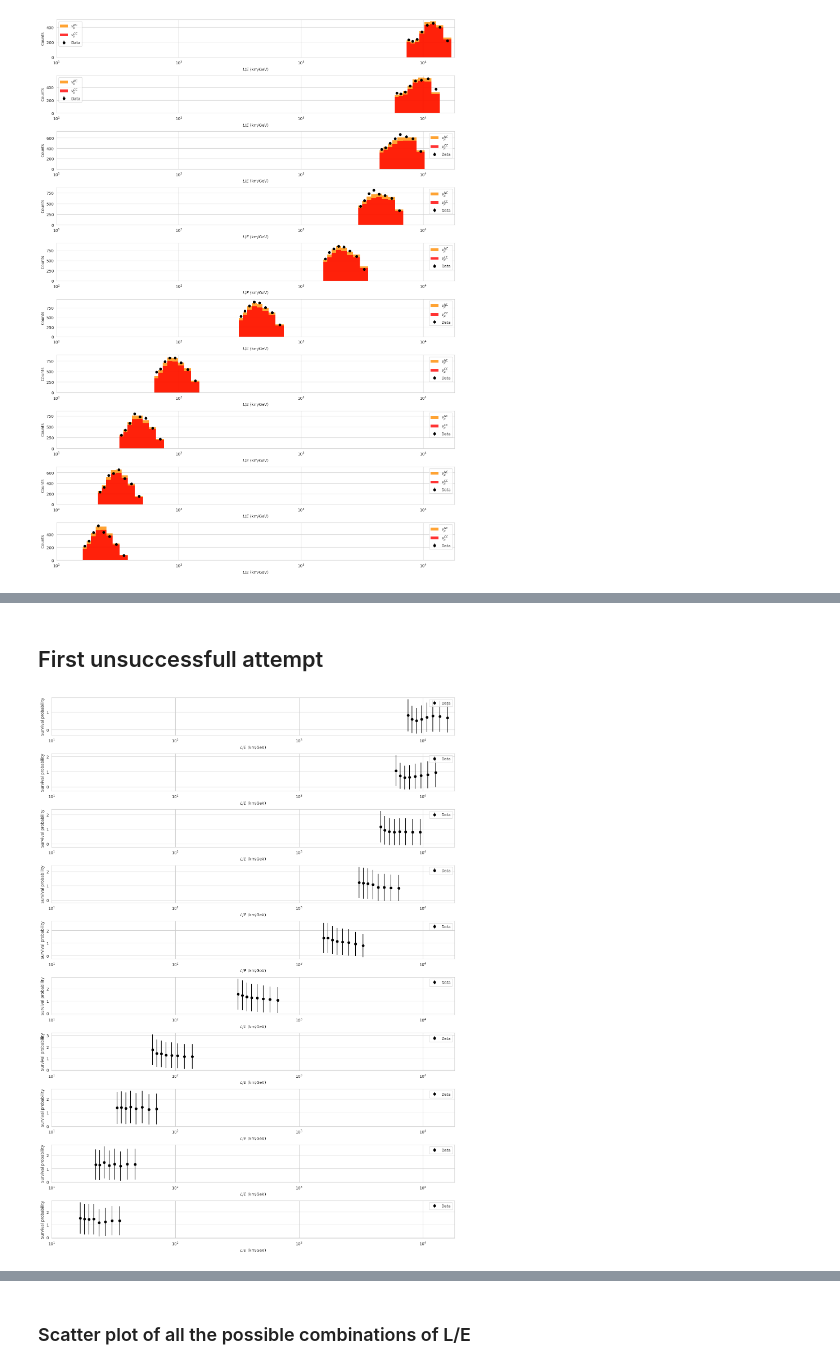
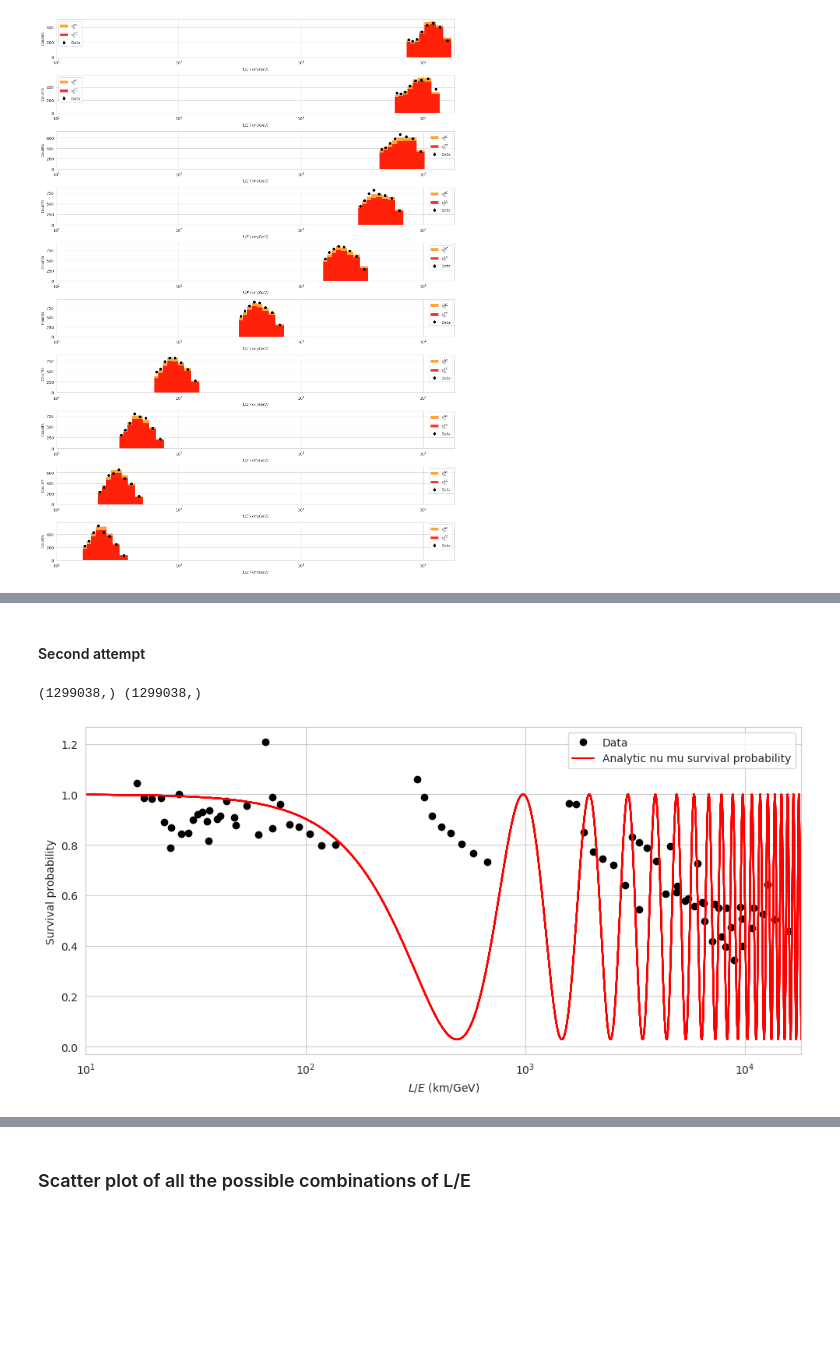
Before and after one commit to jn1707/LeggetGarg, a Jupyter notebook: analysis_a/reproduce.ipynb, the cells around one changed output, grey strips where cells are left out. Cells and saved outputs as stored; diff of their text form; code cells hidden in the pictures; blank space fills up the shorter version.

```diff
--- a/analysis_a/reproduce.ipynb
+++ b/analysis_a/reproduce.ipynb
@@ -1115,6 +1279,8 @@ EARTH_DIAMETER_km = 12742.
 EARTH_RADIUS_km = EARTH_DIAMETER_km / 2.
 DEFAULT_ATMO_PROD_HEIGHT_km = 22. # Value used in nuSQuIDS
 DEFAULT_ATMO_DETECTOR_DEPTH_km = 1. # Value used in nuSQuIDS
+km_to_eV = 5.06773093741e9 # [km] -> [1/eV]
+GeV_to_eV = 1e9 # [GeV] -> [eV]
 
 def calc_path_length_from_coszen(cz, r=EARTH_RADIUS_km, h=DEFAULT_ATMO_PROD_HEIGHT_km, d=DEFAULT_ATMO_DETECTOR_DEPTH_km) :
     '''
@@ -1133,9 +1299,9 @@ def muon_survival_prob(L_km=None, E_GeV=None, L_km_over_E_GeV=None, best_fit=bes
     Prediction of muon survival probability
     '''
     if L_km_over_E_GeV is None:
-        return 1 - np.sin(2*np.deg2rad(best_fit["theta_23"]))**2 * np.sin(1.27*best_fit["delta_m32"] * L_km/E_GeV)**2
+        return 1 - np.sin(2*np.deg2rad(best_fit["theta_23"]))**2 * np.sin(1/4*km_to_eV/GeV_to_eV*best_fit["delta_m32"] * L_km/E_GeV)**2
     else:
-        return 1 - np.sin(2*np.deg2rad(best_fit["theta_23"]))**2 * np.sin(1.27*best_fit["delta_m32"] * L_km_over_E_GeV)**2
+        return 1 - np.sin(2*np.deg2rad(best_fit["theta_23"]))**2 * np.sin(1/4*km_to_eV/GeV_to_eV*best_fit["delta_m32"] * L_km_over_E_GeV)**2
 # %% [markdown]
 ## Theoretical signal
 # %%
@@ -1275,48 +1493,43 @@ fig.tight_layout()
 # %% [markdown]
-## First unsuccessfull attempt
+#### Second attempt
 # %%
+oscillation_probabilities(neutrinos=neutrinos, delta_m32=2.53e-3, theta_23=49.8)
 # Calculate unoscillated neutrino weights
-unosc_neutrino_weights = apply_neutrinos(**best_fit)
-unosc_neutrino_weights *= apply_flux_honda_unosc()
-unosc_neutrino_weights *= 1006*24*3600.
-unosc_neutrino_weights *= neutrino_norm(**best_fit)
-unosc_neutrino_weights *= neutrino_total_norm(neutrino_weights=unosc_neutrino_weights, n_neutrinos=62203-5022-93)
-
+unosc_neutrino_weights = neutrino_weights / oscillation_probabilities(neutrinos=neutrinos, delta_m32=2.53e-3, theta_23=49.8)
+print(neutrino_weights.shape, oscillation_probabilities(neutrinos=neutrinos, delta_m32=2.53e-3, theta_23=49.8).shape)
 unosc_mu_nc_hist, _ = np.histogramdd([np.log10(mu_nc['reco_energy']),
                                  mu_nc['reco_coszen'],
                                  mu_nc['pid']],
                                 bins = [bins_en, bins_cz, bins_pid],
                                 weights = unosc_neutrino_weights[int_type == 1])
 
 unosc_mu_nc_hist = np.swapaxes(unosc_mu_nc_hist, 0, 1)
 
 unosc_mu_cc_hist, _ = np.histogramdd([np.log10(mu_cc['reco_energy']),
                                  mu_cc['reco_coszen'],
                                  mu_cc['pid']],
                                 bins = [bins_en, bins_cz, bins_pid],
                                 weights = unosc_neutrino_weights[int_type == 2])
 
 unosc_mu_cc_hist = np.swapaxes(unosc_mu_cc_hist, 0, 1)
 
 bins_pathlength = calc_path_length_from_coszen(bins_cz)
 # combine bins_pathlength and bins_en
 L_over_E = bins_pathlength[:, np.newaxis] / bins_en
 
-fig, axs= plt.subplots(10,1, figsize=(15, 20))
-for i, ax in zip(range(len(bins_cz)-1), axs):
-    #ax.stairs(mu_nc_hist.sum(axis=2)[i] + mu_cc_hist.sum(axis=2)[i], L_over_E[i], fill=True, alpha=0.8, label=r"$\nu_\mu^{NC}$", color="darkorange")
-    #ax.stairs(mu_cc_hist.sum(axis=2)[i], L_over_E[i], fill=True, alpha=0.8, label=r"$\nu_\mu^{CC}$", color="red")
-    ax.errorbar((L_over_E[i][1:] + L_over_E[i][:-1])/2, data_signal_hist.sum(axis=2)[i]/(unosc_mu_nc_hist.sum(axis=2)[i] + unosc_mu_cc_hist.sum(axis=2)[i]), yerr=np.sqrt(data_signal_hist.sum(axis=2)[i]/(unosc_mu_nc_hist.sum(axis=2)[i] + unosc_mu_cc_hist.sum(axis=2)[i])), fmt='o', label="Data", c="k")
-    # plot on a secondary y-axis the muon neutrino survival probability
-    #ax2 = ax.twinx()
-    #ax2.plot(L_over_E[i], muon_survival_prob(L_over_E[i]), color='blue', label="Muon neutrino survival probability")
+fig, ax= plt.subplots(figsize=(10, 5))
+for i in range(len(bins_cz)-1):
+    ax.plot((L_over_E[i][1:] + L_over_E[i][:-1])/2, data_signal_hist.sum(axis=2)[i]/(unosc_mu_nc_hist.sum(axis=2)[i] + unosc_mu_cc_hist.sum(axis=2)[i]), 'o', label="Data" if i == 0 else None, c="k")
+    #ax.plot(L_over_E[i], muon_survival_prob(L_km_over_E_GeV=L_over_E[i]), color='blue', label="Muon neutrino survival probability")
+    ax.plot(np.linspace(0, 1e5, 10000), muon_survival_prob(L_km_over_E_GeV=np.linspace(0, 1e5, 10000)), color='red', label='Analytic nu mu survival probability' if i == 0 else None) # sin²(m²L/4E)
     ax.set_xlabel(r"$L/E$ (km/GeV)")
     ax.set_xlim(10, 18000)
     ax.set_ylabel("Survival probability")
     ax.legend()
-    # make x axis logarithmic
     ax.set_xscale('log')
 
+
 fig.tight_layout()
 # %% [output]
+(1299038,) (1299038,)
-[figure, old version]
+[figure, new version]
```
Also changed, not shown: parts of 42 cells of this notebook, 1 other file.
